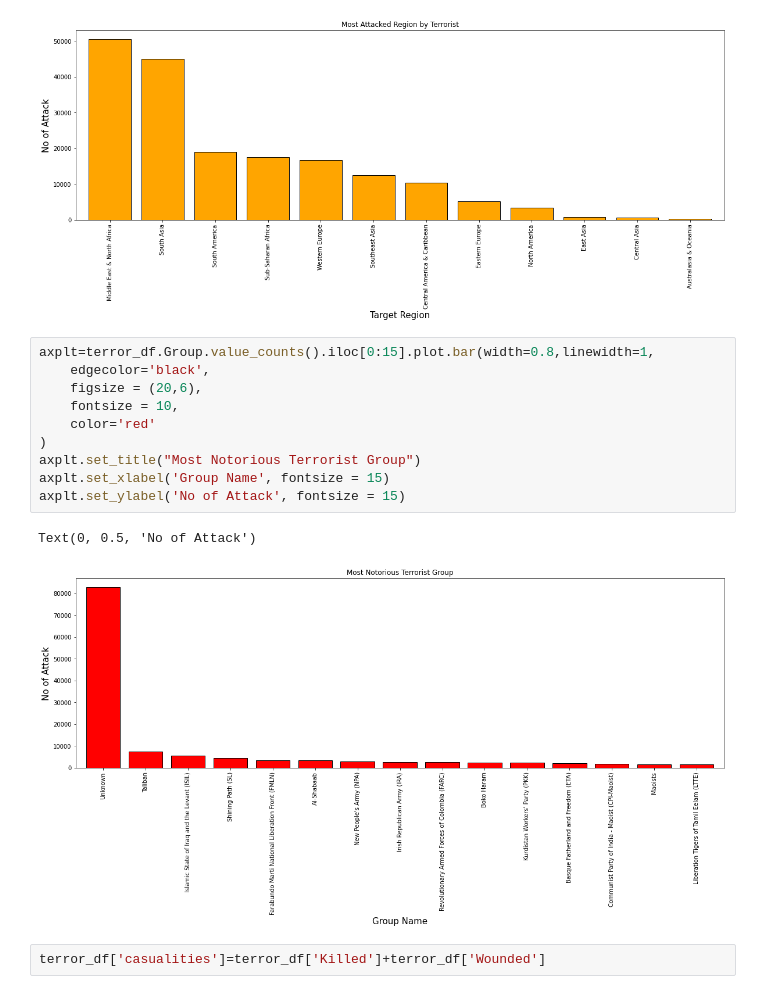
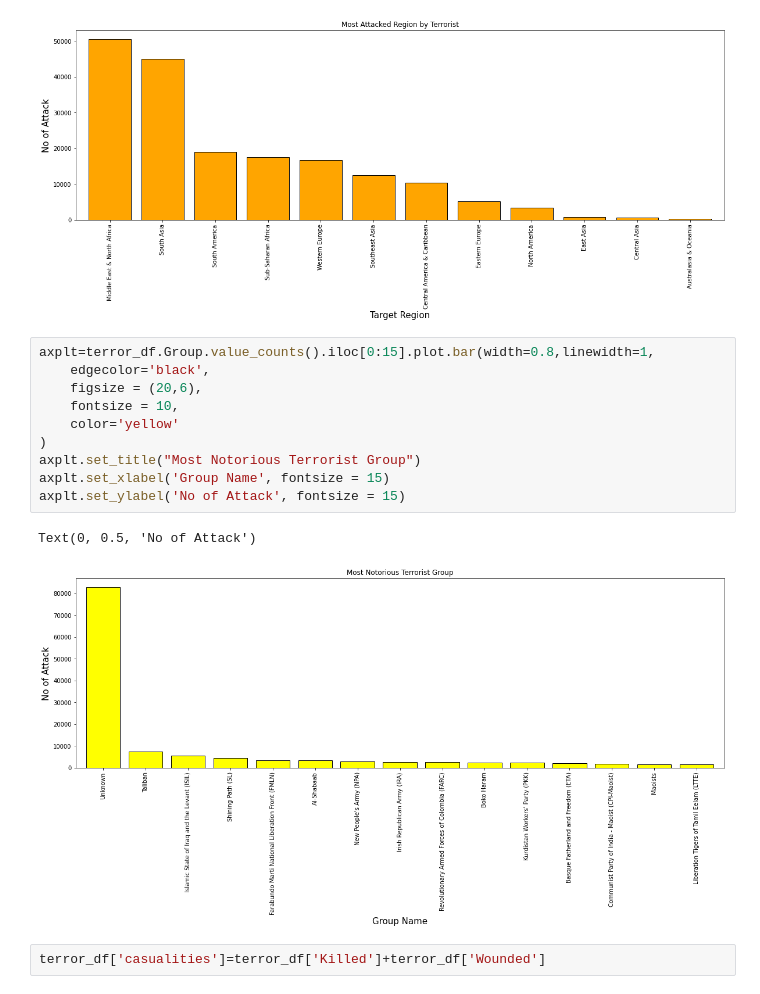
Before and after one commit to chinu1997/Team5-Capstone, a Jupyter notebook: Chinmaya_Devprasad_Team_5_Capstone_Project1.ipynb, the cells around one changed output. Cells and saved outputs as stored; diff of their text form.

```diff
--- a/Chinmaya_Devprasad_Team_5_Capstone_Project1.ipynb
+++ b/Chinmaya_Devprasad_Team_5_Capstone_Project1.ipynb
@@ -173,16 +201,16 @@ Text(0, 0.5, 'No of Attack')
 # %%
 axplt=terror_df.Group.value_counts().iloc[0:15].plot.bar(width=0.8,linewidth=1,
     edgecolor='black',
     figsize = (20,6),
     fontsize = 10,
-    color='red'
+    color='yellow'
 )
 axplt.set_title("Most Notorious Terrorist Group")
 axplt.set_xlabel('Group Name', fontsize = 15)
 axplt.set_ylabel('No of Attack', fontsize = 15)
 # %% [output]
 Text(0, 0.5, 'No of Attack')
-[figure, old version]
+[figure, new version]
 # %%
 terror_df['casualities']=terror_df['Killed']+terror_df['Wounded']
 # %%
```
Also changed, not shown: parts of 31 cells of this notebook.
